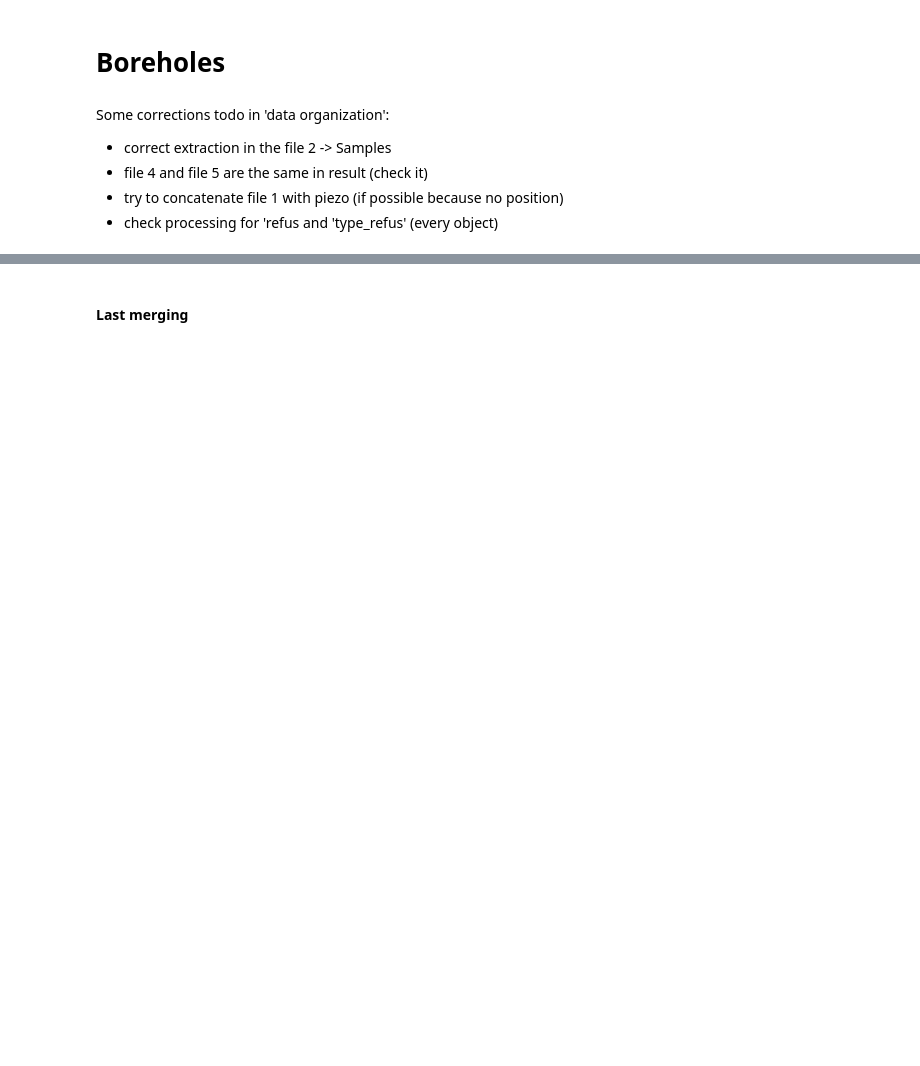
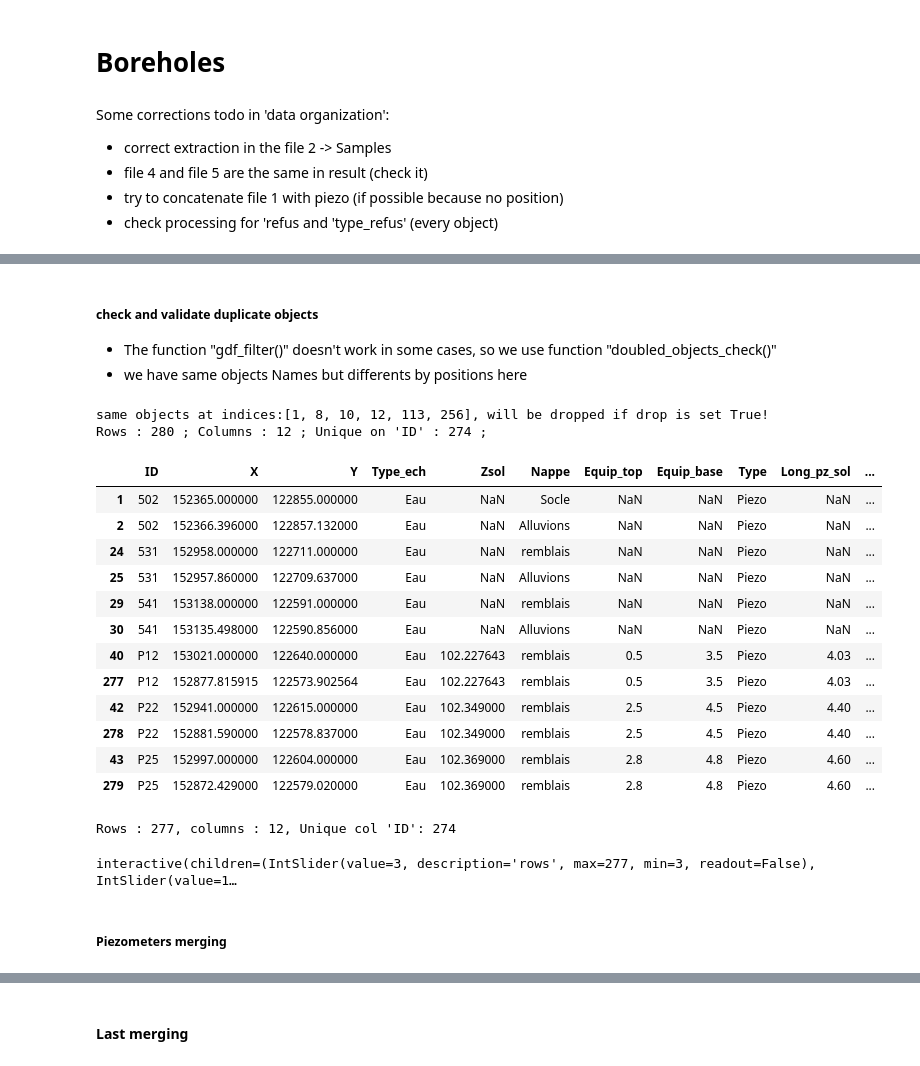
Before and after one commit to kaufmanno/GSDMA, a Jupyter notebook: playground/TFE_test/Data_gathering.ipynb, the cells around one changed output, grey strips where cells are left out. Saved outputs shown, nothing was run; the diff lists cells and outputs as text; code cells hidden in the pictures; blank space fills up the shorter version.

```diff
--- a/playground/TFE_test/Data_gathering.ipynb
+++ b/playground/TFE_test/Data_gathering.ipynb
@@ -174,6 +146,6 @@ work_dir=ROOT_DIR+'/CF_data/Result_traitem/'
 # %%
 # create my dictionary structure to retrieve good files (Keynames !!!)
-files_dict={'Borehole':0,'Piezometer':0,'Litho':0, 'Trench':0,'Equipm':0,
+files_dict={'Borehole':0,'Piezometer':0,'Piezair':0,'Trench':0,'Litho':0,'Equipm':0,
         'Measure':0,'Sample':0,'Analysis':0,'facility':0}
 # %%
 files_search(work_dir, files_dict, prefix='', skip='source')
@@ -269,0 +400,6 @@ interactive(children=(IntSlider(value=3, description='rows', max=13, min=3, read
+# %%
+file1= files_dict[key][0]
+file2= files_dict[key][1]
+
+df1, df2 = create_df(file1, file2)
+gdf_viewer(df1, rows=3, un_val='ID', view=t), gdf_viewer(df2, rows=3, un_val='ID', view=t)
@@ -269,0 +417,28 @@ interactive(children=(IntSlider(value=3, description='rows', max=13, min=3, read
+# %%
+mdf, err_df=gdf_merger(df1, df2, how=how[1], col='ID', dist_max=1, col_non_na=1)
+check_col(mdf)
+# %% [markdown]
+##### check and validate duplicate objects
+- The function "gdf_filter()" doesn't work in some cases, so we use function "doubled_objects_check()"
+- we have same objects Names but differents by positions here
+# %%
+mdf, check = gdf_filter(mdf, position=True, id_col='ID', expression='sup|prof', dist_crit=1, drop=True, rapp_val=1)
+# %% [output]
+same objects at indices:[1, 8, 10, 12, 113, 256], will be dropped if drop is set True!
+Rows : 280 ; Columns : 12 ; Unique on 'ID' : 274 ;
+# %%
+double_objects_check(mdf)
+# %% [output]
+|  | ID | X | Y | Type_ech | Zsol | Nappe | Equip_top | Equip_base | Type | Long_pz_sol | ... |
+| 1 | 502 | 152365.000000 | 122855.000000 | Eau | NaN | Socle | NaN | NaN | Piezo | NaN | ... |
+| 2 | 502 | 152366.396000 | 122857.132000 | Eau | NaN | Alluvions | NaN | NaN | Piezo | NaN | ... |
+| 24 | 531 | 152958.000000 | 122711.000000 | Eau | NaN | remblais | NaN | NaN | Piezo | NaN | ... |
+| 25 | 531 | 152957.860000 | 122709.637000 | Eau | NaN | Alluvions | NaN | NaN | Piezo | NaN | ... |
+| 29 | 541 | 153138.000000 | 122591.000000 | Eau | NaN | remblais | NaN | NaN | Piezo | NaN | ... |
+| 30 | 541 | 153135.498000 | 122590.856000 | Eau | NaN | Alluvions | NaN | NaN | Piezo | NaN | ... |
+| 40 | P12 | 153021.000000 | 122640.000000 | Eau | 102.227643 | remblais | 0.5 | 3.5 | Piezo | 4.03 | ... |
+| 277 | P12 | 152877.815915 | 122573.902564 | Eau | 102.227643 | remblais | 0.5 | 3.5 | Piezo | 4.03 | ... |
+| 42 | P22 | 152941.000000 | 122615.000000 | Eau | 102.349000 | remblais | 2.5 | 4.5 | Piezo | 4.40 | ... |
+| 278 | P22 | 152881.590000 | 122578.837000 | Eau | 102.349000 | remblais | 2.5 | 4.5 | Piezo | 4.40 | ... |
+| 43 | P25 | 152997.000000 | 122604.000000 | Eau | 102.369000 | remblais | 2.8 | 4.8 | Piezo | 4.60 | ... |
+| 279 | P25 | 152872.429000 | 122579.020000 | Eau | 102.369000 | remblais | 2.8 | 4.8 | Piezo | 4.60 | ... |
@@ -269,0 +449,7 @@ interactive(children=(IntSlider(value=3, description='rows', max=13, min=3, read
+# %%
+gdf_viewer(mdf, rows=3, cols=13, un_val='ID', view=t)
+# %% [output]
+Rows : 277, columns : 12, Unique col 'ID': 274
+interactive(children=(IntSlider(value=3, description='rows', max=277, min=3, readout=False), IntSlider(value=1…
+# %% [markdown]
+##### Piezometers merging
```
Also changed, not shown: parts of 252 cells of this notebook, 9 other files.
